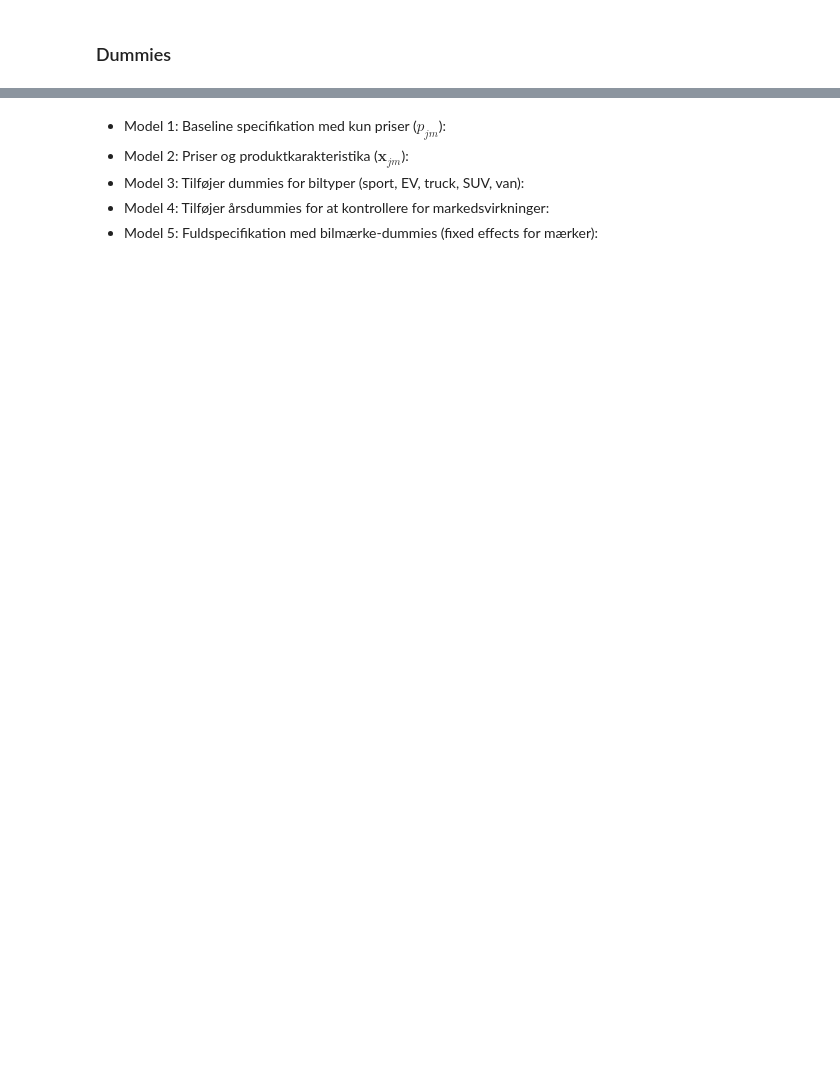
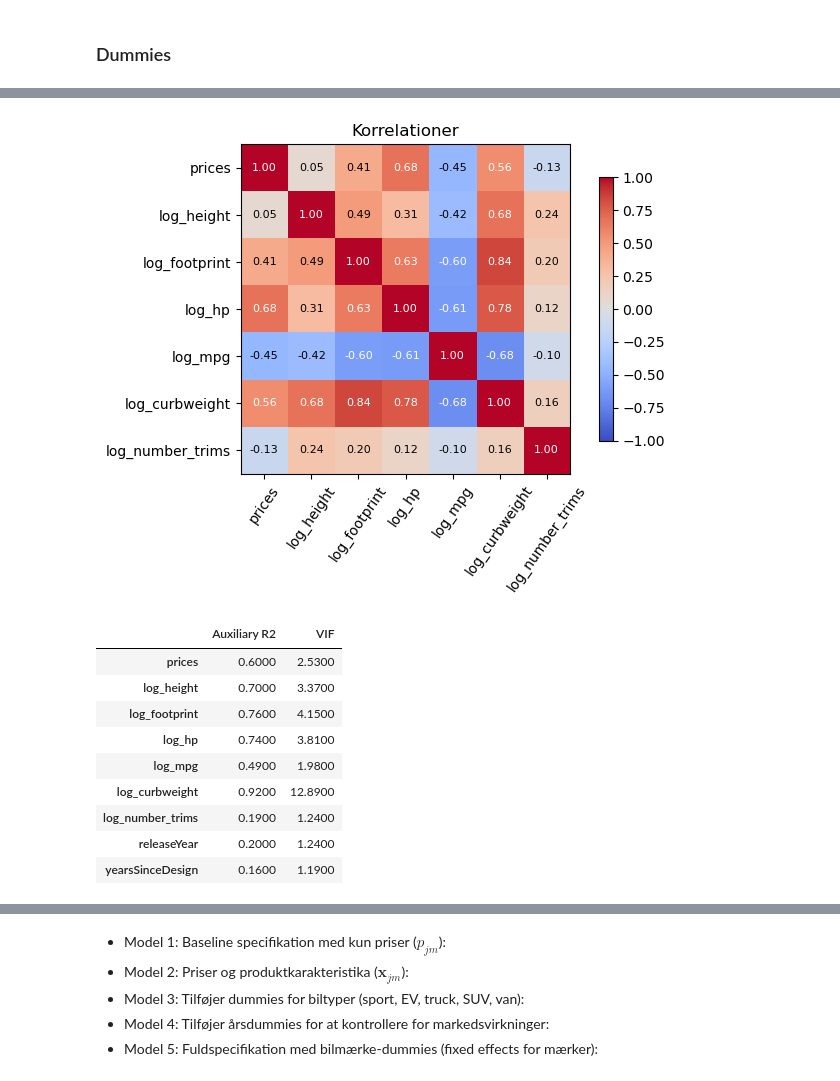
Before and after one commit to bschjerning/EconometricsA, a Jupyter notebook: 1_lectures/08_cars/08_cars_example.ipynb, the cells around one changed output, grey strips where cells are left out. Cells and saved outputs as stored; diff of their text form; code cells hidden in the pictures; blank space fills up the shorter version.

```diff
--- a/1_lectures/08_cars/08_cars_example.ipynb
+++ b/1_lectures/08_cars/08_cars_example.ipynb
@@ -234 +301,39 @@ plt.show()
+# %%
+# Vis korrelationerne mellem pris og centrale produktegenskaber
+corr_vars = ['prices'] + Xvar[:6]
+corr = X[corr_vars].corr()
+
+fig, ax = plt.subplots(figsize=(7, 5))
+image = ax.imshow(corr, vmin=-1, vmax=1, cmap='coolwarm')
+ax.set(xticks=range(len(corr_vars)), yticks=range(len(corr_vars)),
+       xticklabels=corr_vars, yticklabels=corr_vars, title='Korrelationer')
+ax.tick_params(axis='x', rotation=55)
+# Skriv korrelationskoefficienterne med to decimaler i heatmappet
+for i in range(len(corr_vars)):
+    for j in range(len(corr_vars)):
+        color = 'white' if abs(corr.iloc[i, j]) > 0.55 else 'black'
+        ax.text(j, i, f'{corr.iloc[i, j]:.2f}', ha='center', va='center', color=color, fontsize=8)
+fig.colorbar(image, ax=ax, shrink=0.8)
+fig.tight_layout()
+plt.show()
+
+# Beregn VIF fra hjælpe-regressionen for hver forklarende variabel
+vif = {}
+for var in ['prices'] + Xvar:
+    other_vars = ['const'] + [x for x in ['prices'] + Xvar if x != var]
+    R2_j = mlr.ols(X[var], X[other_vars])['R_squared']
+    vif[var] = [R2_j, 1 / (1 - R2_j)]
+display(pd.DataFrame(vif, index=['Auxiliary R2', 'VIF']).T.round(2))
+# %% [output]
+[figure, added]
+|  | Auxiliary R2 | VIF |
+| prices | 0.6000 | 2.5300 |
+| log_height | 0.7000 | 3.3700 |
+| log_footprint | 0.7600 | 4.1500 |
+| log_hp | 0.7400 | 3.8100 |
+| log_mpg | 0.4900 | 1.9800 |
+| log_curbweight | 0.9200 | 12.8900 |
+| log_number_trims | 0.1900 | 1.2400 |
+| releaseYear | 0.2000 | 1.2400 |
+| yearsSinceDesign | 0.1600 | 1.1900 |
 # %% [markdown]
```
Also changed, not shown: parts of 67 cells of this notebook, 1 other file.
